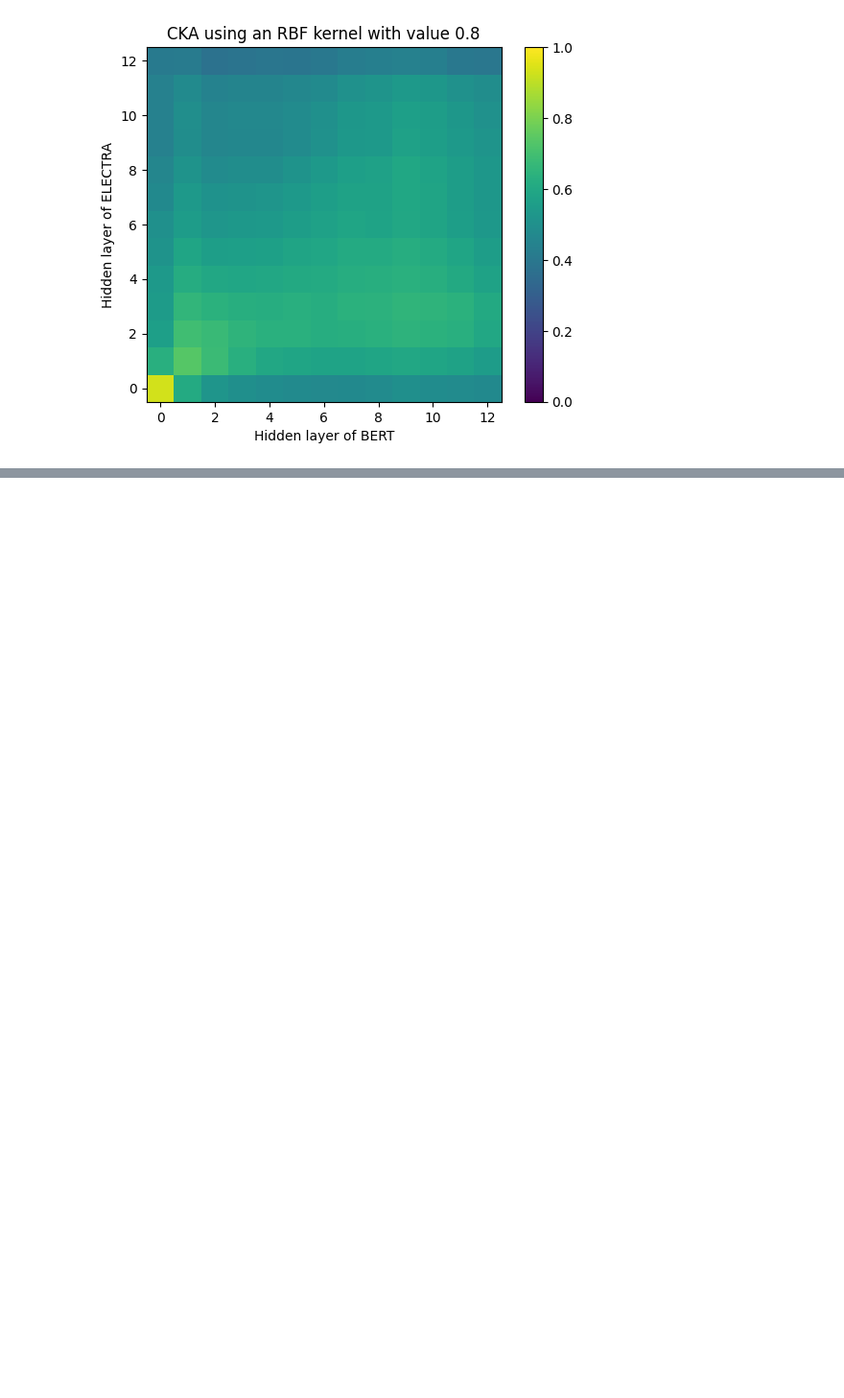
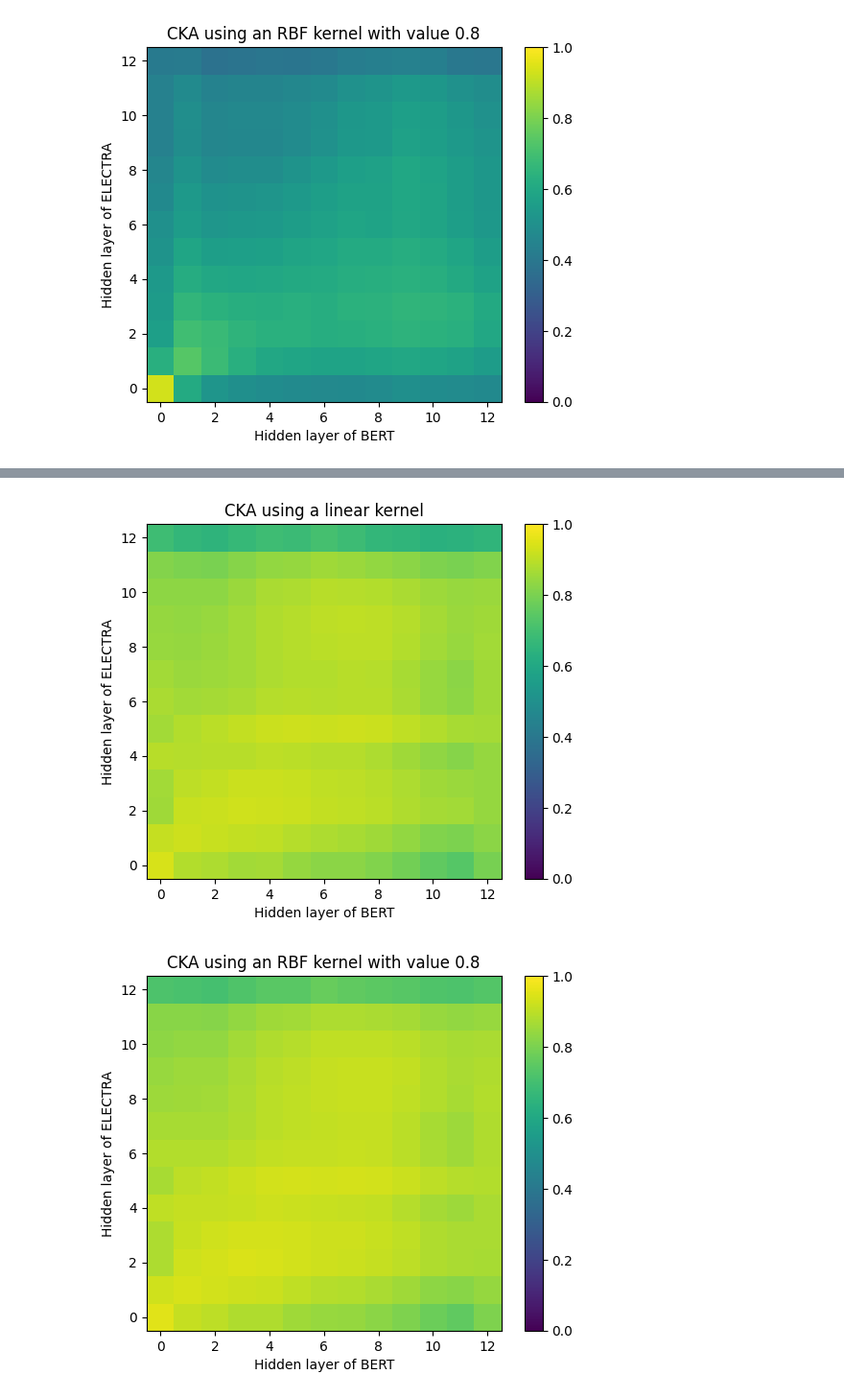
Before and after one commit to ir2718/similarity-embedding-quality, a Jupyter notebook: notebooks/representation_similarity.ipynb, the cells around one changed output, grey strips where cells are left out. Shown at 96% size. Saved outputs shown, nothing was run; the diff lists cells and outputs as text; code cells hidden in the pictures; blank space fills up the shorter version.

```diff
--- a/notebooks/representation_similarity.ipynb
+++ b/notebooks/representation_similarity.ipynb
@@ -420,0 +421,5 @@ plot_heatmap_cka_highlight(electra_activations_np, bert_activations_np, "BERT",
+# %%
+plot_heatmap_cka(electra_activations_np, bert_activations_np, "BERT", "ELECTRA", 0.8)
+# %% [output]
+[figure, added]
+[figure, added]
```
Also changed, not shown: parts of 12 cells of this notebook.
